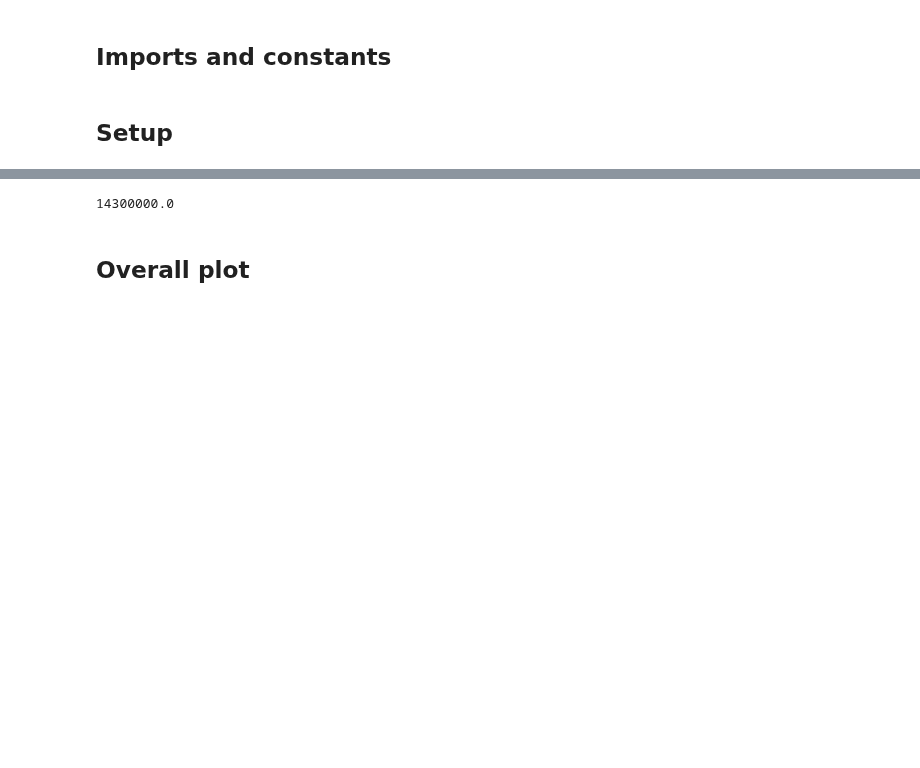
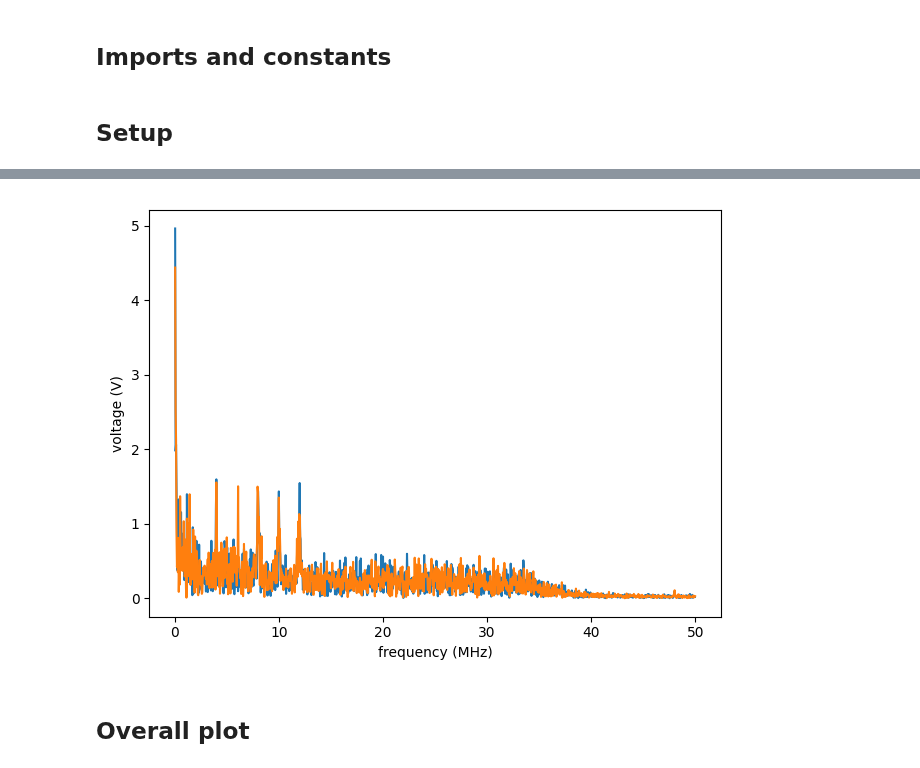
Before and after one commit to vuthalab/onix, a Jupyter notebook: analysis/free_induction_decay_antihole.ipynb, the cells around one changed output, grey strips where cells are left out. Cells and saved outputs as stored; diff of their text form; code cells hidden in the pictures; blank space fills up the shorter version.

```diff
--- a/analysis/free_induction_decay_antihole.ipynb
+++ b/analysis/free_induction_decay_antihole.ipynb
@@ -32,15 +50,18 @@ def add_label(ax, x=0.02, y=1.1):
 # %%
-data_number = 1234803
-data, headers = get_experiment_data(data_number)
 fig, ax = plt.subplots()
 for kk in range(len(data["transmissions_avg"])):
-    times = np.arange(len(data["transmissions_avg"][kk])) * headers["params"]["digitizer"]["sample_rate"]
-    ax.plot(times, data["transmissions_avg"][kk])
+    times = np.arange(len(data["transmissions_avg"][kk])) / header["params"]["digitizer"]["sample_rate"] * 1e6
+    mask = times > start_time
+    ys = np.fft.rfft(data["transmissions_avg"][kk][mask])[1:]
+    fs = np.fft.rfftfreq(len(data["transmissions_avg"][kk][mask]), d=times[1]-times[0])[1:]
+    ax.plot(fs, np.abs(ys))
 
+ax.set_xlabel("frequency (MHz)")
+ax.set_ylabel("voltage (V)")
 plt.tight_layout()
 plt.show()
 # %% [output]
-14300000.0
+[figure, added]
 # %% [markdown]
 ## Overall plot
 # %%
```
Also changed, not shown: parts of 2 cells of this notebook, 3 other files.
